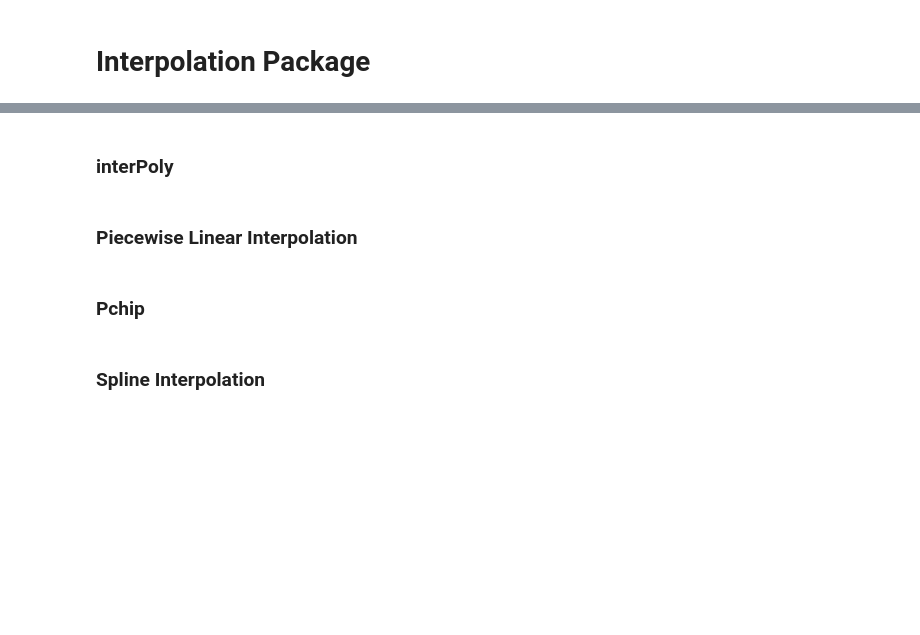
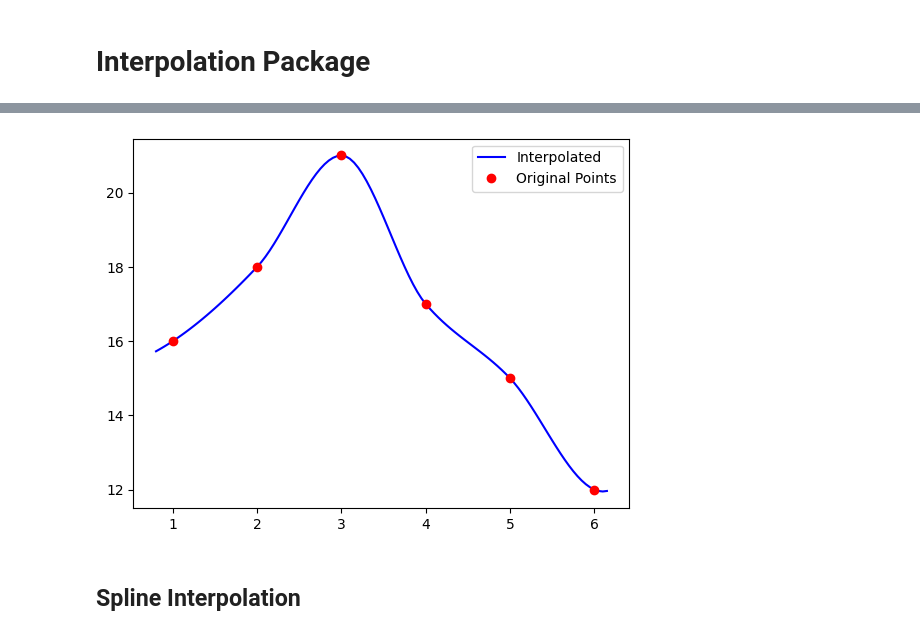
Before and after one commit to fbpazos/Trabajo-Fin-Master, a Jupyter notebook: Python_BNumMet/Demos/Interpolation.ipynb, the cells around one changed output, grey strips where cells are left out. Saved outputs shown, nothing was run; the diff lists cells and outputs as text; code cells hidden in the pictures; blank space fills up the shorter version.

```diff
--- a/Python_BNumMet/Demos/Interpolation.ipynb
+++ b/Python_BNumMet/Demos/Interpolation.ipynb
@@ -19,7 +37,12 @@ def sortInterpolVals(x, y):
 # %%
-# Create a set of points
 x = list(np.arange(1, 7, 1))
 y = [16, 18, 21, 17, 15, 12]
 u = np.arange(0.8, 6.2, 0.05)
+v = pchip(x, y, u)
+# Plotting using Matplotlib
+plt.plot(u, v, "b-", label="Interpolated")
+plt.plot(x, y, "ro", label="Original Points")
+plt.legend()
+plt.show()
+# %% [output]
+[figure, added]
-# %% [markdown]
-### interPoly
@@ -32,2 +49,2 @@ plt.show()
 # %% [markdown]
-### Piecewise Linear Interpolation
+## Spline Interpolation
@@ -40,2 +50,0 @@ plt.show()
-# %% [markdown]
-### Pchip
@@ -48,2 +50,0 @@ plt.show()
-# %% [markdown]
-### Spline Interpolation
```
Also changed, not shown: parts of 12 cells of this notebook, 54 other files.
